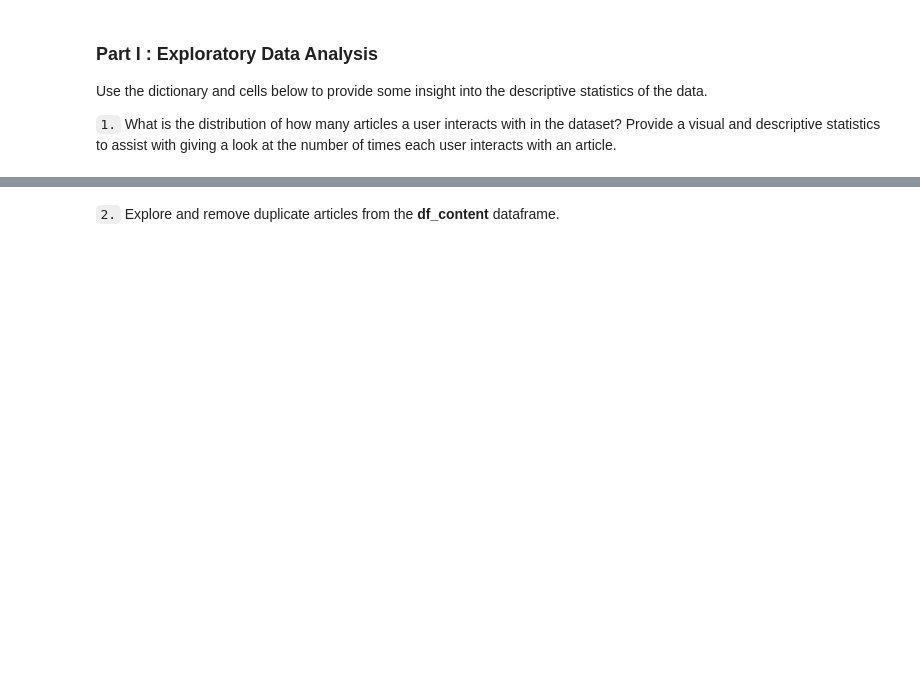
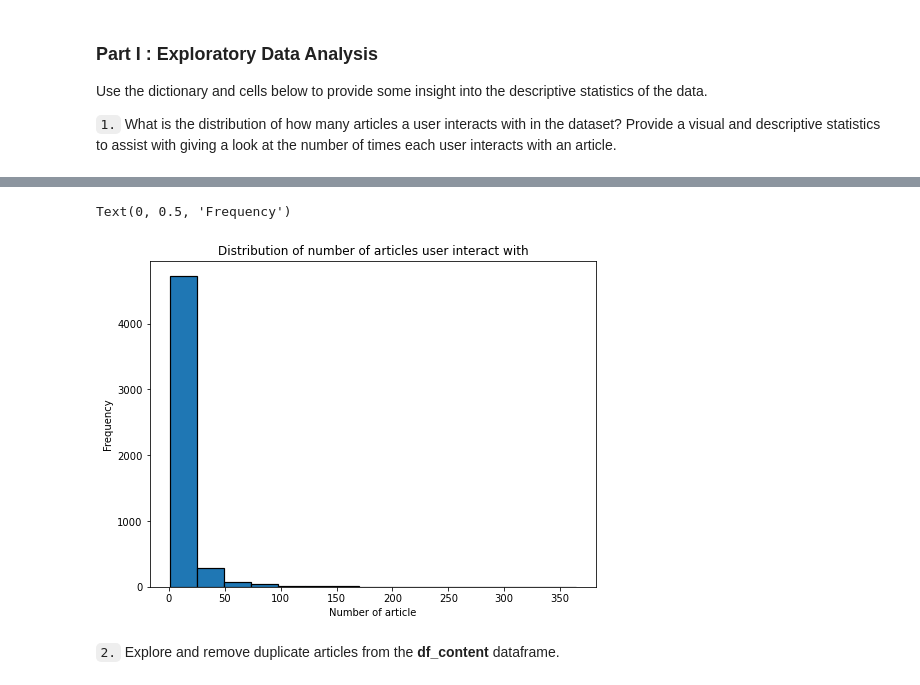
Before and after one commit to Mehranmzn/DataScience-Nanodegree, a Jupyter notebook: notebooks/Project 3/Recommendations_with_IBM.ipynb, the cells around one changed output, grey strips where cells are left out. Drawn from its saved outputs; the diff is of its cells as text; code cells hidden in the pictures; blank space fills up the shorter version.

```diff
--- a/notebooks/Project 3/Recommendations_with_IBM.ipynb
+++ b/notebooks/Project 3/Recommendations_with_IBM.ipynb
@@ -46,0 +65,3 @@ Use the dictionary and cells below to provide some insight into the descriptive
+# %%
+user_freq = df.groupby('email')['article_id'].count()
+user_freq
@@ -47,3 +98,15 @@ Use the dictionary and cells below to provide some insight into the descriptive
+# %%
+# plot graph
+plt.figure(figsize=(8,6))
+plt.hist(user_freq,bins=15,edgecolor='black', linewidth=1.2)
+
+# Show the plot
+plt.title('Distribution of number of articles user interact with')
+plt.xlabel('Number of article')
+plt.ylabel('Frequency')
+# %% [output]
+Text(0, 0.5, 'Frequency')
+[figure, added]
 # %%
 # Fill in the median and maximum number of user_article interactios below
 
```
Also changed, not shown: parts of 34 cells of this notebook, 1 other file.
